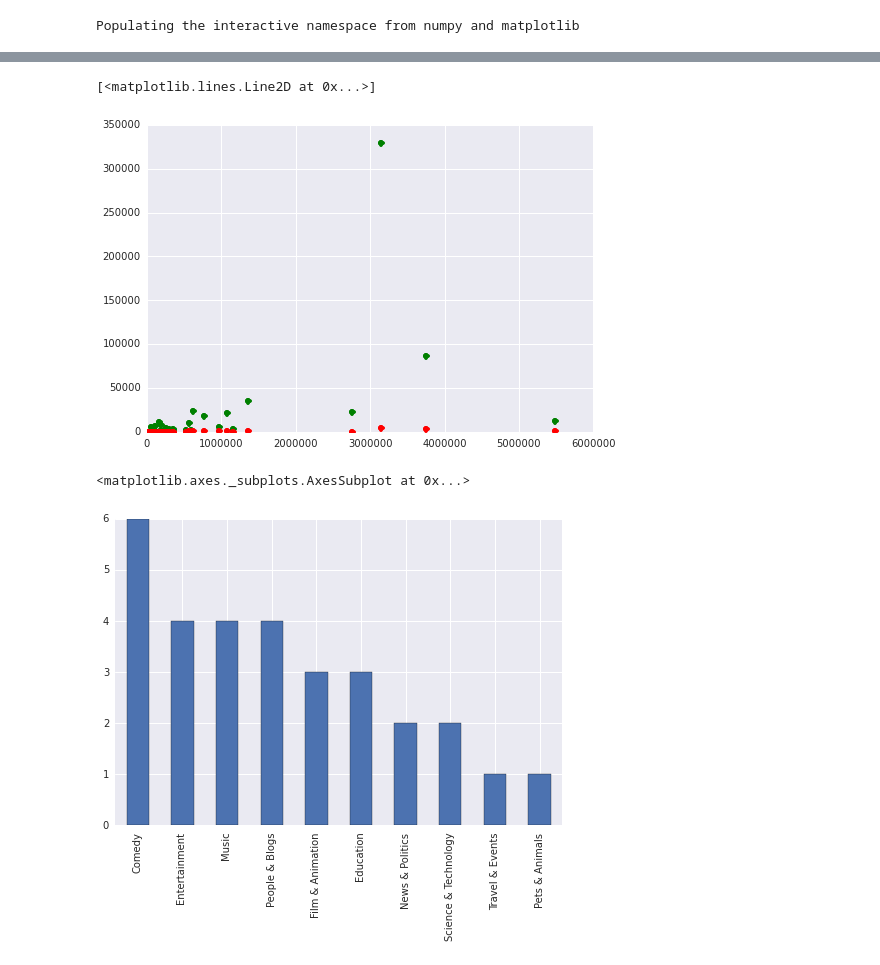
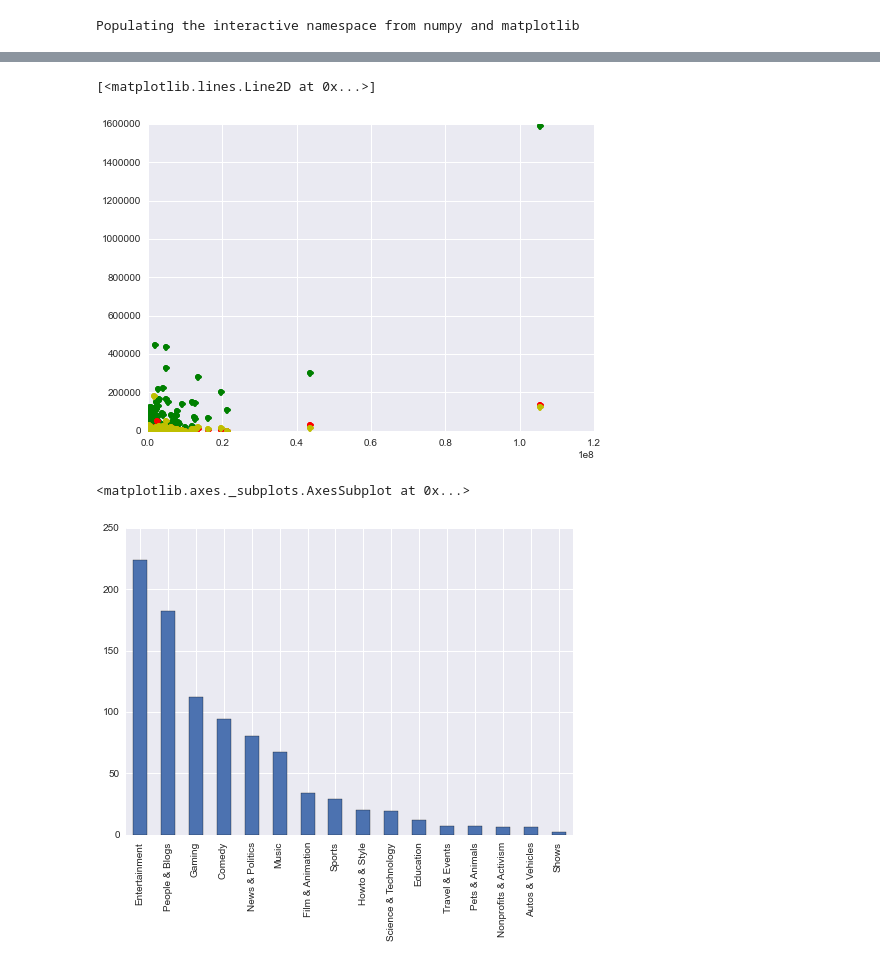
Before and after one commit to kirkhunter/youtube-virality-analysis, a Jupyter notebook: YouTube.ipynb, the cells around one changed output, grey strips where cells are left out. Drawn from its saved outputs; the diff is of its cells as text; code cells hidden in the pictures.

Commit message:
Got data from all regions

```diff
--- a/YouTube.ipynb
+++ b/YouTube.ipynb
@@ -109,31 +110,9 @@ categories = get_category(key)
 # %%
 import pandas as pd
-# %%
-# Load data into a dictionary
-world_dict = {}
-cat_desc = None
-cat_keys = categories.keys()
-
-for i in reg_data['items']:
-    vid_id = i['id']
-    cat_id = i['snippet']['categoryId']
-    title = i['snippet']['title']
-    pub_date = i['snippet']['publishedAt']
-    desc = i['snippet']['description']
-    comment = i['statistics']['commentCount']
-    dislikes = i['statistics']['dislikeCount']
-    fav_count = i['statistics']['favoriteCount']
-    likes = i['statistics']['likeCount']
-    views = i['statistics']['viewCount']
-
-    if cat_id in cat_keys:
-        cat_desc = categories[cat_id]
-
-    world_dict[vid_id] = [title, pub_date, cat_id, cat_desc, views, likes, dislikes, fav_count, desc, comment]
 # %%
 # Load dictionary into Pandas Data Frame
 df = pd.DataFrame(world_dict).transpose()
-df.columns = ['title', 'pub_date', 'cat_id', 'cat_desc', 'views', 'likes', 'dislikes', 'fav_count', 'desc', 'comment']
+df.columns = ['region', 'title', 'pub_date', 'cat_id', 'cat_desc', 'views', 'likes', 'dislikes', 'desc', 'comment']
 # %%
 # Convert strings into integers
 # Convert date string into date time
@@ -154,4 +133,4 @@ df.head()
 # %%
-view_sorted = df.sort(['views'], ascending = False)
+view_sorted = df.sort(['region'], ascending = False)
 view_sorted.head()
 # %% [output]
@@ -164,11 +143,11 @@ view_sorted.head()
 # %%
 plt.figure()
 plot(df.views, df.likes, 'go')
 plot(df.views, df.dislikes, 'ro')
-#plot(df.views, df.comment, 'yo')
+plot(df.views, df.comment, 'yo')
 # %% [output]
 [<matplotlib.lines.Line2D at 0x...>]
-[figure, old version]
+[figure, new version]
 # %%
 # Which categories are most popular?
 # Which categories receive most likes?
@@ -188,4 +167,4 @@ def get_category(key):
 df.cat_desc.value_counts().plot(kind='bar')
 # %% [output]
 <matplotlib.axes._subplots.AxesSubplot at 0x...>
-[figure, old version]
+[figure, new version]
```
Also changed, not shown: parts of 24 cells of this notebook.
